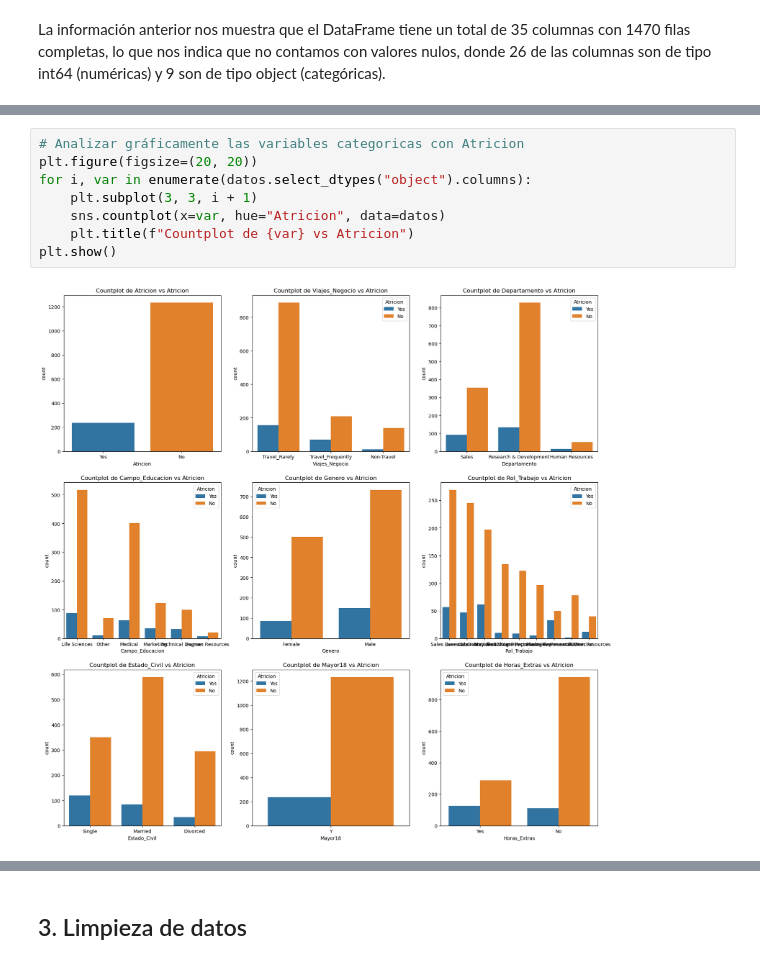
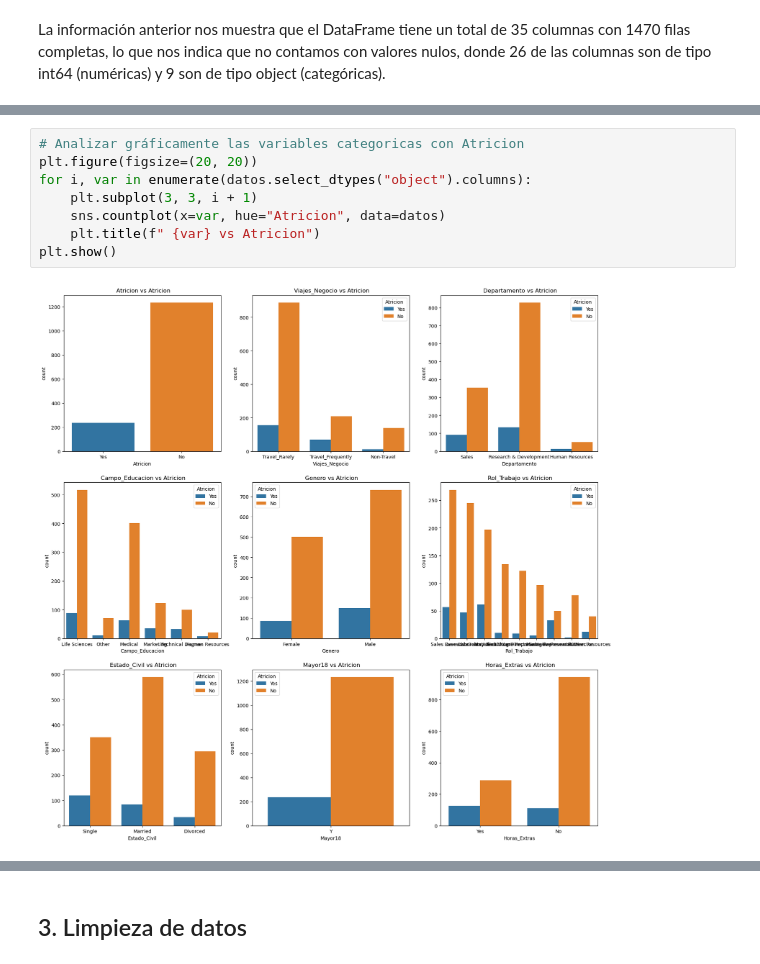
Before and after one commit to JenniferJassely/Atrici-n-de-Empleados, a Jupyter notebook: Proyecto_Atrición_de_Empleados_ipynb.ipynb, the cells around one changed output, grey strips where cells are left out. Saved outputs shown, nothing was run; the diff lists cells and outputs as text.

```diff
--- a/Proyecto_Atrición_de_Empleados_ipynb.ipynb
+++ b/Proyecto_Atrición_de_Empleados_ipynb.ipynb
@@ -235,10 +242,10 @@ En base a los datos anteriores realizaremos un analisis inicial para observar co
 # %%
 # Analizar gráficamente las variables categoricas con Atricion
 plt.figure(figsize=(20, 20))
 for i, var in enumerate(datos.select_dtypes("object").columns):
     plt.subplot(3, 3, i + 1)
     sns.countplot(x=var, hue="Atricion", data=datos)
-    plt.title(f"Countplot de {var} vs Atricion")
+    plt.title(f" {var} vs Atricion")
 plt.show()
 # %% [output]
-[figure, old version]
+[figure, new version]
```
Also changed, not shown: parts of 8 cells of this notebook.
